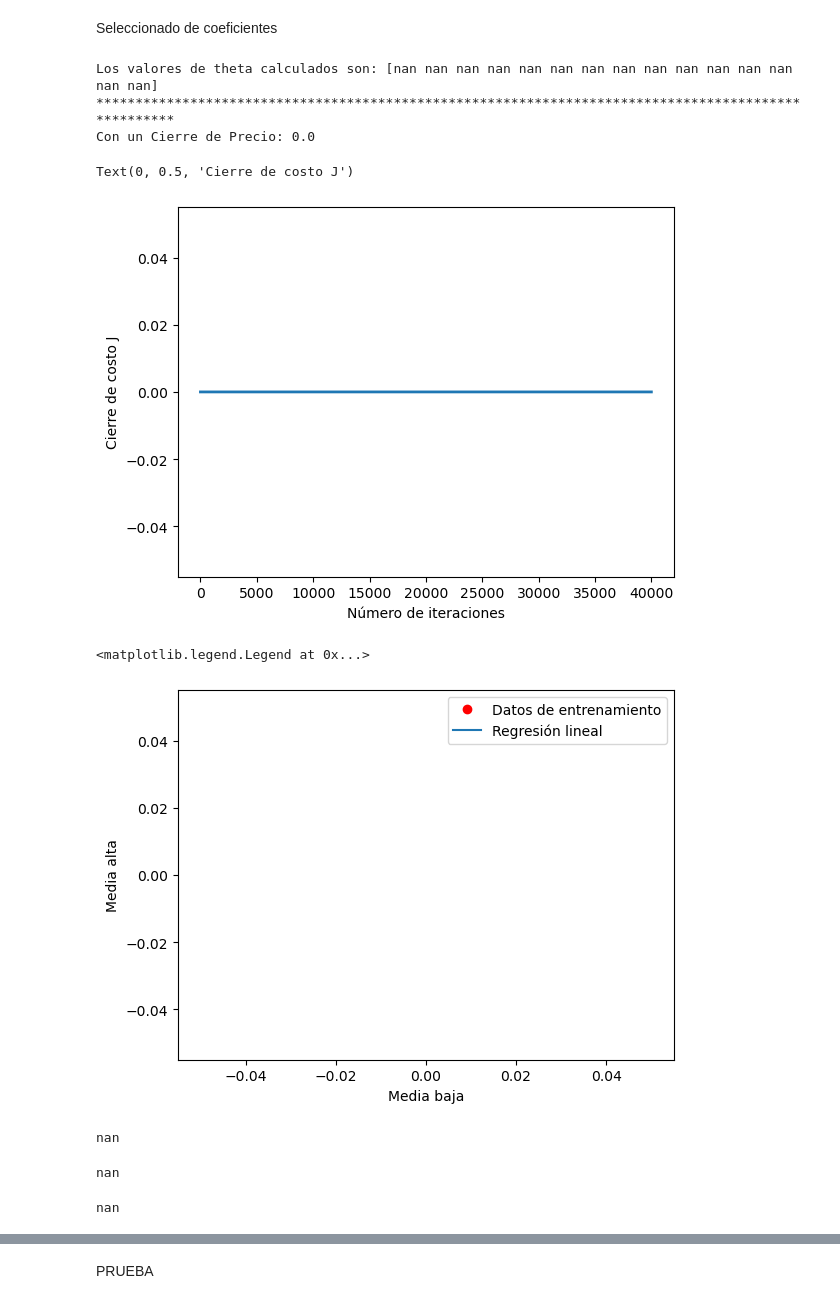
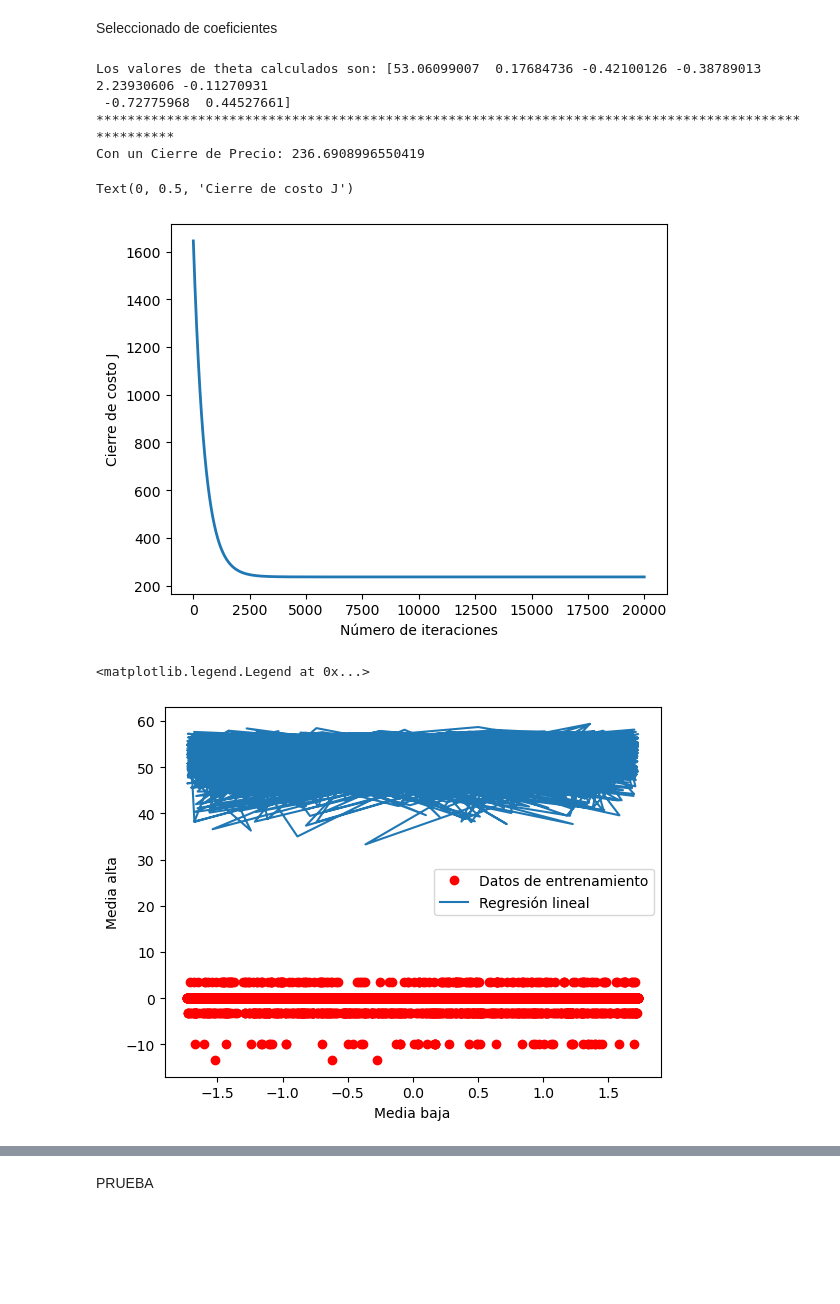
Before and after one commit to RosaCe21/Blanco-Moya-Rosa-Leonor-SIS420-AI, a Jupyter notebook: Laboratorios/LAB-02/regresio.ipynb, the cells around one changed output, grey strips where cells are left out. Saved outputs shown, nothing was run; the diff lists cells and outputs as text; code cells hidden in the pictures; blank space fills up the shorter version.

```diff
--- a/Laboratorios/LAB-02/regresio.ipynb
+++ b/Laboratorios/LAB-02/regresio.ipynb
@@ -263,9 +281,11 @@ def featureNormalize(X):
 
   return X_norm, mu, sigma
 # %%
+import pandas as pd
+
 # Llamamos a la funcion featureNormalize con los datos cargados
 X_norm, mu, sigma = featureNormalize(X_train)
-
+X_norm_cleaned = X_norm.dropna(axis=1)
 # Mostramos los datos normalizados
-X_norm
+X_norm_cleaned
 # %% [output]
@@ -341,7 +361,7 @@ graficarDatos(X_norm.iloc[:, 10], X_norm.iloc[:, 9], xlabel2, ylabel2)
 # Añadimos el termino de intersección, agregamos la columna de unos para los tethas 0
 # Columna de 1 para X0
 
-X_ready = np.concatenate([np.ones((m, 1)), X_norm], axis=1)
+X_ready = np.concatenate([np.ones((m, 1)), X_norm_cleaned ], axis=1)
 
 #mostramos el resultado de X concatenado con X
 X_ready[:10]
@@ -386,5 +404,0 @@ Realizamos algunas pruebas con la funcion de costo()
-# %%
-theta = np.array([1, 0.455000, -0.756070, -0.757633, -0.756850, 0.587486, 0.466985, 0.299630, -0.767157, -0.765891, -0.769412, -0.767717, 0.114549, -0.080046, 0.010156])
-
-JJ = calcularCosto(X_ready, y_train, theta)
-print(f"Con theta: {theta} se obtiene un costo de precio: {JJ}")
@@ -422,10 +420,10 @@ def calcularDescensoGradiente(X, y, theta, alpha, numero_iteraciones):
 # %% [markdown]
 Seleccionado de coeficientes
 # %%
-theta = np.zeros(15)
+theta = np.zeros(8)
 
-num_iter = 40000
-alpha = 0.0001
+num_iter = 20000
+alpha = 0.001
 
 theta, J_history = calcularDescensoGradiente(X_ready, y_train, theta, alpha, num_iter)
 print(f"Los valores de theta calculados son: { theta }")
@@ -437,40 +435,19 @@ plt.plot(np.arange(len(J_history)), J_history, lw=2)
 plt.xlabel("Número de iteraciones")
 plt.ylabel("Cierre de costo J")
 # %% [output]
-Los valores de theta calculados son: [nan nan nan nan nan nan nan nan nan nan nan nan nan nan nan]
+Los valores de theta calculados son: [53.06099007  0.17684736 -0.42100126 -0.38789013  2.23930606 -0.11270931
+ -0.72775968  0.44527661]
 ****************************************************************************************************
-Con un Cierre de Precio: 0.0
+Con un Cierre de Precio: 236.6908996550419
 Text(0, 0.5, 'Cierre de costo J')
-[figure, old version]
+[figure, new version]
 # %%
 # Haciendo pruebas
-graficarDatos(X_ready[:, 1], X_ready[:, 14], xlabel1, xlabel2)
+graficarDatos(X_ready[:, 1], X_ready[:, 7], xlabel1, xlabel2)
 
 plt.plot(X_ready[:, 1], np.dot(X_ready, theta), '-')
 
 plt.legend(['Datos de entrenamiento', 'Regresión lineal'])
 # %% [output]
 <matplotlib.legend.Legend at 0x...>
-[figure, old version]
+[figure, new version]
-# %%
-# Probamos algunas predicciones
-p_array = np.dot([1, 9226,	4754,	4757,	4752,	4927,	234267435,	1881,	4747,	4733,	4746,	4743,	1,	1,	1], theta)
-print(p_array)
-# %% [output]
-nan
-# %%
-# Haciendo pruebas con valores
-y_pred = np.dot([1, 0.455315, -0.764987,	-0.763564,	-0.765791,	0.184857,	0.095274,	0.150829,	-0.767157,	-0.765891,
-                 -0.766444,	-0.767717,	0.114549,	-0.080046,	0.010156], theta)
-
-print(y_pred)
-# %% [output]
-nan
-# %%
-# Haciendo otras pruebas con diferentes valores
-y_pred = np.dot([1, 1.731871,	2.189766,	2.181249,	2.196505,	-1.007530,	-0.992132,	-0.935309,	2.189193,	2.197494,	2.183491,
-                 2.198422,	0.114549,	-0.080046,	0.010156], theta)
-
-print(y_pred)
-# %% [output]
-nan
```
Also changed, not shown: parts of 18 cells of this notebook.
